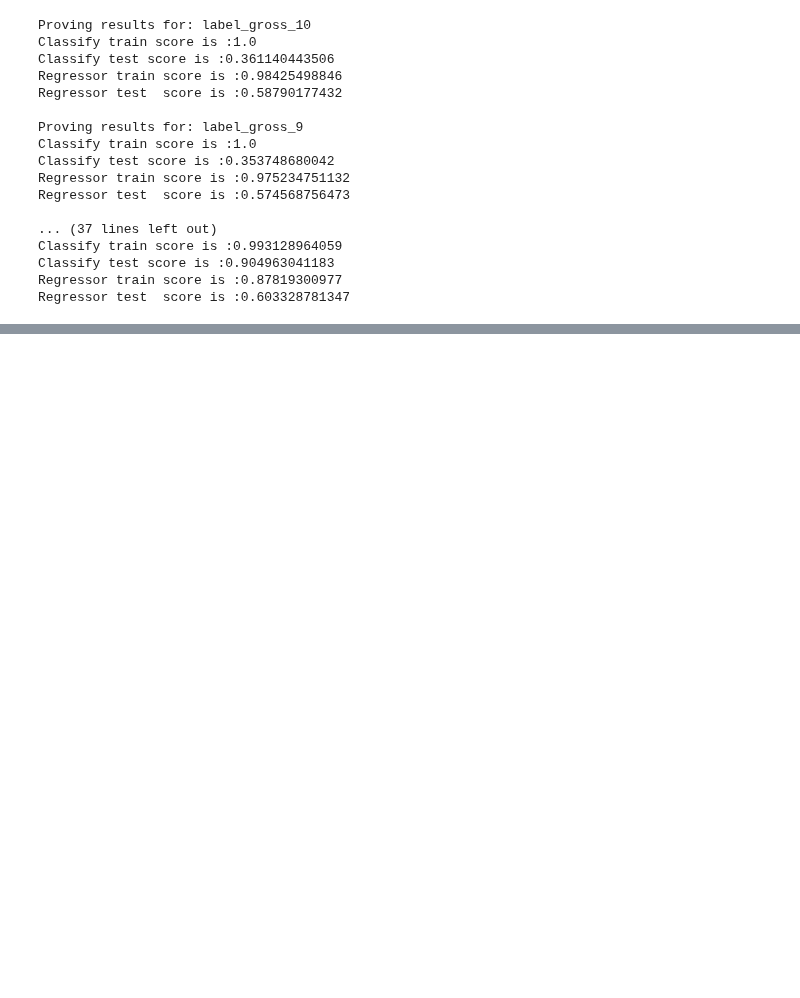
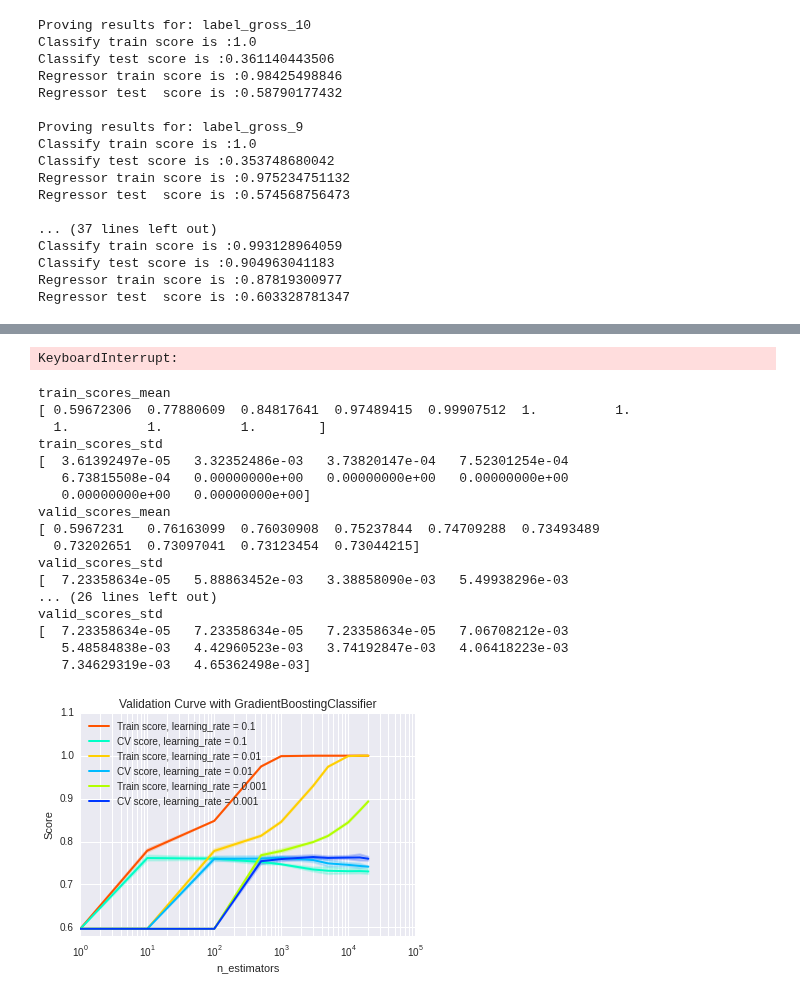
Before and after one commit to rihardsbar/dm-predictive-ml, a Jupyter notebook: logistic_regression/results_test.ipynb, the cells around one changed output, grey strips where cells are left out. Saved outputs shown, nothing was run; the diff lists cells and outputs as text; code cells hidden in the pictures; blank space fills up the shorter version.

```diff
--- a/logistic_regression/results_test.ipynb
+++ b/logistic_regression/results_test.ipynb
@@ -26,7 +26,7 @@ from itertools import  product
 import pprint
 from sklearn.ensemble import ExtraTreesRegressor
 from multiprocessing import Process, Value, Array
-from asyncio import Queue
+#from asyncio import Queue
 from threading import Thread
 import pickle
 import shutil
@@ -155,8 +155,8 @@ reducer = RFE(ExtraTreesRegressor(), step=0.1, n_features_to_select =round((dta_
 model_class = GradientBoostingClassifier()
 model_reg = GradientBoostingRegressor()
 
-pipe_cl = Pipeline(steps=[('preprocessor', preprocessor), ('transfomer', transfomer), ('reducer', reducer),  ('classifier', model_class)])
-pipe_reg = Pipeline(steps=[('preprocessor', preprocessor), ('transfomer', transfomer), ('reducer', reducer),  ('classifier', model_reg)])
+pipe_cl = Pipeline(steps=[('preprocessor', preprocessor), ('transfomer', transfomer), ('reducer', reducer)])
+pipe_reg = Pipeline(steps=[('preprocessor', preprocessor), ('transfomer', transfomer), ('reducer', reducer)])
 
 x_train = dta_train.drop('worldwide_gross', axis=1)
 y_train_cl = dta_train.worldwide_gross.apply (lambda gross: label_gross_3 (gross))
@@ -419,0 +434,12 @@ plt.legend(loc="best")
+# %%
+param_range = [1, 10, 100, 500, 1000, 3000, 5000, 10000, 15000, 20000]
+
+
+train_scores_l1, valid_scores_l1 = validation_curve(GradientBoostingClassifier(learning_rate = 0.1,max_depth =  10, min_samples_leaf = 5, max_features = 0.01, max_leaf_nodes =  None, subsample = 0.5
+), x_train_trn, y_train_cl, "n_estimators", param_range , n_jobs=-1)
+train_scores_l2, valid_scores_l2 = validation_curve(GradientBoostingClassifier(learning_rate = 0.01,max_depth =  10, min_samples_leaf = 5, max_features = 0.01, max_leaf_nodes =  None, subsample = 0.5
+), x_train_trn, y_train_cl, "n_estimators", param_range , n_jobs=-1)
+train_scores_l3, valid_scores_l3 = validation_curve(GradientBoostingClassifier(learning_rate = 0.001,max_depth =  10, min_samples_leaf = 5, max_features = 0.01, max_leaf_nodes =  None, subsample = 0.5
+), x_train_trn, y_train_cl, "n_estimators", param_range , n_jobs=-1)
+# %% [output]
+KeyboardInterrupt:
@@ -419,0 +466,23 @@ plt.legend(loc="best")
+# %%
+plot_validation_curve(train_scores_l1, valid_scores_l1, "learning_rate = 0.1", 1)
+plot_validation_curve(train_scores_l2, valid_scores_l2, "learning_rate = 0.01", 2)
+plot_validation_curve(train_scores_l3, valid_scores_l3, "learning_rate = 0.001", 3)
+# %% [output]
+train_scores_mean
+[ 0.59672306  0.77880609  0.84817641  0.97489415  0.99907512  1.          1.
+  1.          1.          1.        ]
+train_scores_std
+[  3.61392497e-05   3.32352486e-03   3.73820147e-04   7.52301254e-04
+   6.73815508e-04   0.00000000e+00   0.00000000e+00   0.00000000e+00
+   0.00000000e+00   0.00000000e+00]
+valid_scores_mean
+[ 0.5967231   0.76163099  0.76030908  0.75237844  0.74709288  0.73493489
+  0.73202651  0.73097041  0.73123454  0.73044215]
+valid_scores_std
+[  7.23358634e-05   5.88863452e-03   3.38858090e-03   5.49938296e-03
+... (26 lines left out)
+valid_scores_std
+[  7.23358634e-05   7.23358634e-05   7.23358634e-05   7.06708212e-03
+   5.48584838e-03   4.42960523e-03   3.74192847e-03   4.06418223e-03
+   7.34629319e-03   4.65362498e-03]
+[figure, added]
```
Also changed, not shown: parts of 30 cells of this notebook, 1 other file.
